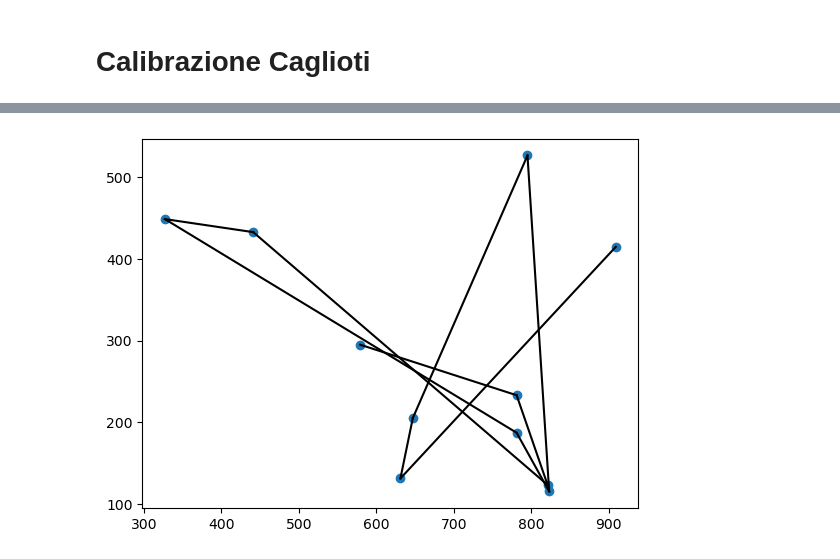
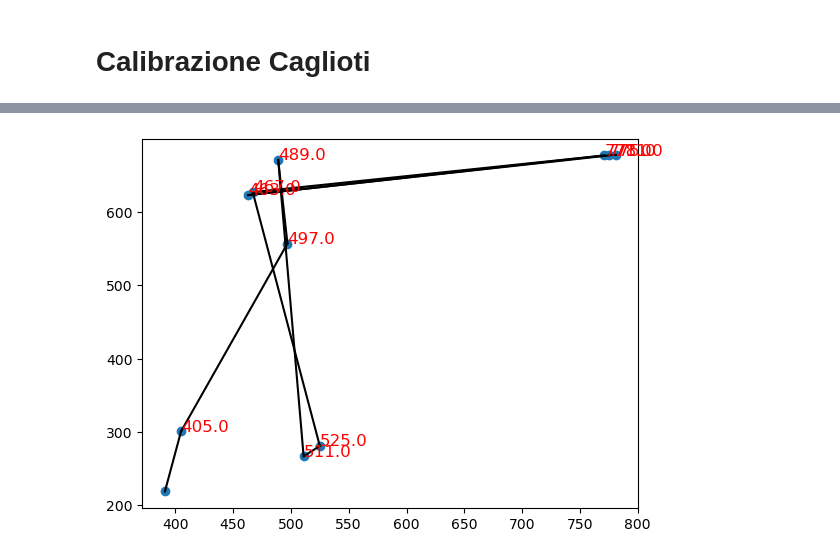
Before and after one commit to LorenzoAicardi/TennisBounceDetector, a Jupyter notebook: ExperimentNotebooks/3dplayer.ipynb, the cells around one changed output, grey strips where cells are left out. Drawn from its saved outputs; the diff is of its cells as text; code cells hidden in the pictures.

```diff
--- a/ExperimentNotebooks/3dplayer.ipynb
+++ b/ExperimentNotebooks/3dplayer.ipynb
@@ -579,7 +533,7 @@ p4= F_top
 plot_lines_points_intersection_3d_plotly(p1, p2, p3, p4)
 # %%
 # read bounce dataset
-df = pd.read_csv('bounce.csv')
+df = pd.read_csv('bounces.csv')
 # find first bounce
 bounce = df[df['bounce'] == 1].iloc[0]
 # extract index of first bounce
@@ -629,8 +585,14 @@ top_left = box[0]
 bottom_right = box[1]
 bottom_left = (top_left[0], bottom_right[1])
 # transform in homogeneous coordinates
-bottom_right = np.array([bottom_right[0], 720- bottom_right[1], 1])
-bottom_left = np.array([bottom_left[0], 720-bottom_left[1], 1])
+
+bottom_right = np.array([bottom_right[0], 1080- bottom_right[1]])
+bottom_left = np.array([bottom_left[0], 1080-bottom_left[1]])
+bottom_left= rescale_points_np(bottom_left, original_resolution, new_resolution)
+bottom_right= rescale_points_np(bottom_right, original_resolution, new_resolution)
+
+bottom_right = np.array([bottom_right[0], bottom_right[1], 1])
+bottom_left = np.array([bottom_left[0], bottom_left[1], 1])
 # %%
 
 
@@ -814,14 +773,21 @@ camera_center=intersection_point
 # %%
 # geta all bounces
 bounces = df[df['bounce'] == 1]
+
 # get all y coordintes
 y = bounces['y'].values
-y = 720-y
+y = 1080-y
 x = bounces['x'].values
+
+# rescale points
+bounces_coords = np.array([x, y])
+bounces_coords = rescale_points_np(bounces_coords.T, original_resolution, new_resolution)
+x = bounces_coords[:, 0]
+y = bounces_coords[:, 1]
 # %%
 # function to transform in homogeneous coordinates
 def homogeneous(x, y, image_size=720):
-    return np.array([x, image_size-y, 1])
+    return np.array([x, y, 1])
 # function to project on ground plane
 def project_on_ground_plane(M, point):
     point = np.dot(M,point)
@@ -1019,13 +1032,11 @@ Bounce on player at point: (631.0, 589.0)
 # %%
-# plot the bounce points
-true_bounce = bounces[bounces['bounce']==1]
 
-x = np.asarray(true_bounce['x'])
-y = np.asarray(true_bounce['y'])
 plt.scatter(x, y)
 
 #plot line between consecutive points
 for i in range(1, len(x)):
     plt.plot([x[i-1], x[i]], [y[i-1], y[i]], 'k-')
+    # for each point add coordinate
+    plt.text(x[i], y[i], str(x[i]), color='red', fontsize=12)
 # %% [output]
-[figure, old version]
+[figure, new version]
```
Also changed, not shown: parts of 32 cells of this notebook, 22 other files.
